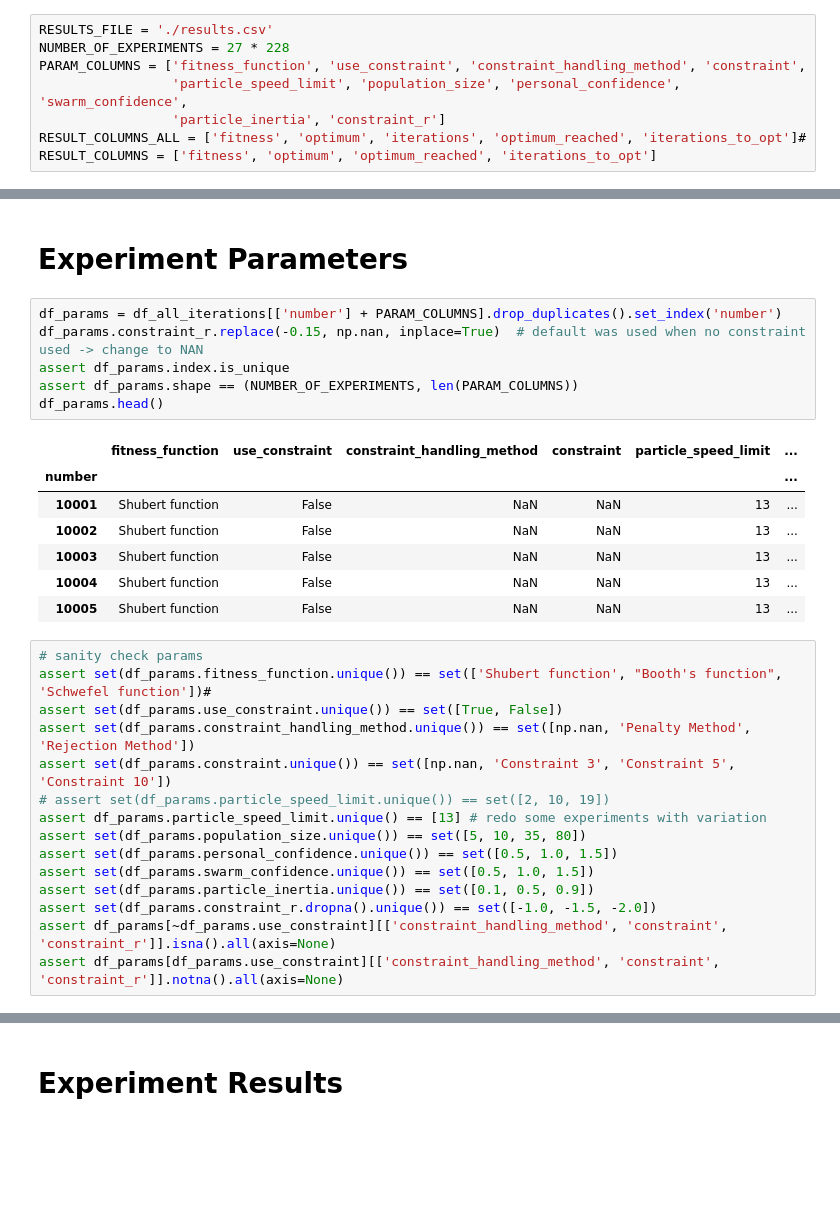
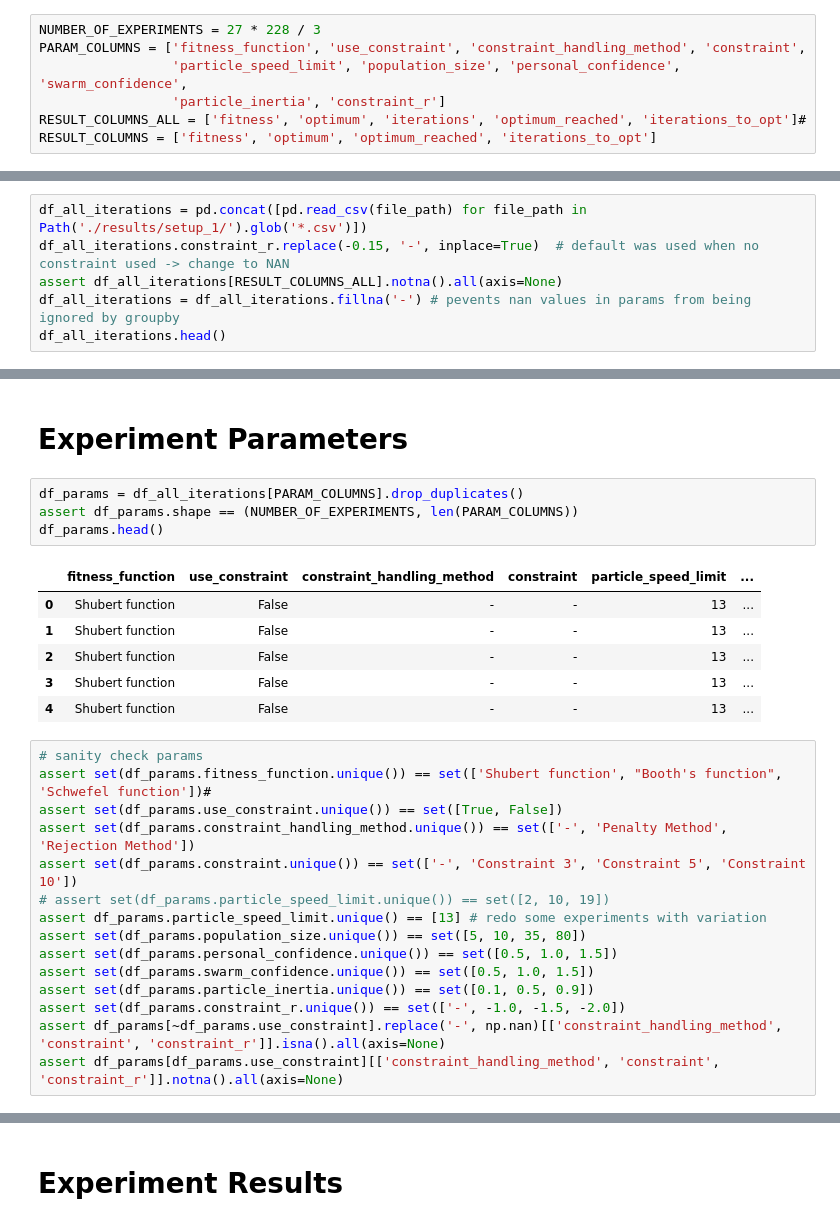
Before and after one commit to MarkusKiesel93/Self-Organizing_Systems, a Jupyter notebook: exercise_2/data_preperation.ipynb, the cells around one changed output, grey strips where cells are left out. Saved outputs shown, nothing was run; the diff lists cells and outputs as text; blank space fills up the shorter version.

```diff
--- a/data_preperation.ipynb
+++ b/exercise_2/data_preperation.ipynb
@@ -4,8 +5,7 @@ import numpy as np
 # %% [markdown]
 # Load Results
 # %%
-RESULTS_FILE = './results.csv'
-NUMBER_OF_EXPERIMENTS = 27 * 228
+NUMBER_OF_EXPERIMENTS = 27 * 228 / 3
 PARAM_COLUMNS = ['fitness_function', 'use_constraint', 'constraint_handling_method', 'constraint',
                  'particle_speed_limit', 'population_size', 'personal_confidence', 'swarm_confidence',
                  'particle_inertia', 'constraint_r']
@@ -23,0 +14,6 @@ df_all_iterations.head()
+# %%
+df_all_iterations = pd.concat([pd.read_csv(file_path) for file_path in Path('./results/setup_1/').glob('*.csv')])
+df_all_iterations.constraint_r.replace(-0.15, '-', inplace=True)  # default was used when no constraint used -> change to NAN
+assert df_all_iterations[RESULT_COLUMNS_ALL].notna().all(axis=None)
+df_all_iterations = df_all_iterations.fillna('-') # pevents nan values in params from being ignored by groupby
+df_all_iterations.head()
@@ -24,33 +27,30 @@ df_all_iterations.head()
 # %% [markdown]
 # Experiment Parameters
 # %%
-df_params = df_all_iterations[['number'] + PARAM_COLUMNS].drop_duplicates().set_index('number')
-df_params.constraint_r.replace(-0.15, np.nan, inplace=True)  # default was used when no constraint used -> change to NAN
-assert df_params.index.is_unique
+df_params = df_all_iterations[PARAM_COLUMNS].drop_duplicates()
 assert df_params.shape == (NUMBER_OF_EXPERIMENTS, len(PARAM_COLUMNS))
 df_params.head()
 # %% [output]
 |  | fitness_function | use_constraint | constraint_handling_method | constraint | particle_speed_limit | ... |
-| number |  |  |  |  |  | ... |
-| 10001 | Shubert function | False | NaN | NaN | 13 | ... |
-| 10002 | Shubert function | False | NaN | NaN | 13 | ... |
-| 10003 | Shubert function | False | NaN | NaN | 13 | ... |
-| 10004 | Shubert function | False | NaN | NaN | 13 | ... |
-| 10005 | Shubert function | False | NaN | NaN | 13 | ... |
+| 0 | Shubert function | False | - | - | 13 | ... |
+| 1 | Shubert function | False | - | - | 13 | ... |
+| 2 | Shubert function | False | - | - | 13 | ... |
+| 3 | Shubert function | False | - | - | 13 | ... |
+| 4 | Shubert function | False | - | - | 13 | ... |
 # %%
 # sanity check params
 assert set(df_params.fitness_function.unique()) == set(['Shubert function', "Booth's function", 'Schwefel function'])#
 assert set(df_params.use_constraint.unique()) == set([True, False])
-assert set(df_params.constraint_handling_method.unique()) == set([np.nan, 'Penalty Method', 'Rejection Method'])
-assert set(df_params.constraint.unique()) == set([np.nan, 'Constraint 3', 'Constraint 5', 'Constraint 10'])
+assert set(df_params.constraint_handling_method.unique()) == set(['-', 'Penalty Method', 'Rejection Method'])
+assert set(df_params.constraint.unique()) == set(['-', 'Constraint 3', 'Constraint 5', 'Constraint 10'])
 # assert set(df_params.particle_speed_limit.unique()) == set([2, 10, 19])
 assert df_params.particle_speed_limit.unique() == [13] # redo some experiments with variation
 assert set(df_params.population_size.unique()) == set([5, 10, 35, 80])
 assert set(df_params.personal_confidence.unique()) == set([0.5, 1.0, 1.5])
 assert set(df_params.swarm_confidence.unique()) == set([0.5, 1.0, 1.5])
 assert set(df_params.particle_inertia.unique()) == set([0.1, 0.5, 0.9])
-assert set(df_params.constraint_r.dropna().unique()) == set([-1.0, -1.5, -2.0])
-assert df_params[~df_params.use_constraint][['constraint_handling_method', 'constraint', 'constraint_r']].isna().all(axis=None)
+assert set(df_params.constraint_r.unique()) == set(['-', -1.0, -1.5, -2.0])
+assert df_params[~df_params.use_constraint].replace('-', np.nan)[['constraint_handling_method', 'constraint', 'constraint_r']].isna().all(axis=None)
 assert df_params[df_params.use_constraint][['constraint_handling_method', 'constraint', 'constraint_r']].notna().all(axis=None)
 # %%
 # inspect values in Experiment setup
```
Also changed, not shown: parts of 10 cells of this notebook.
